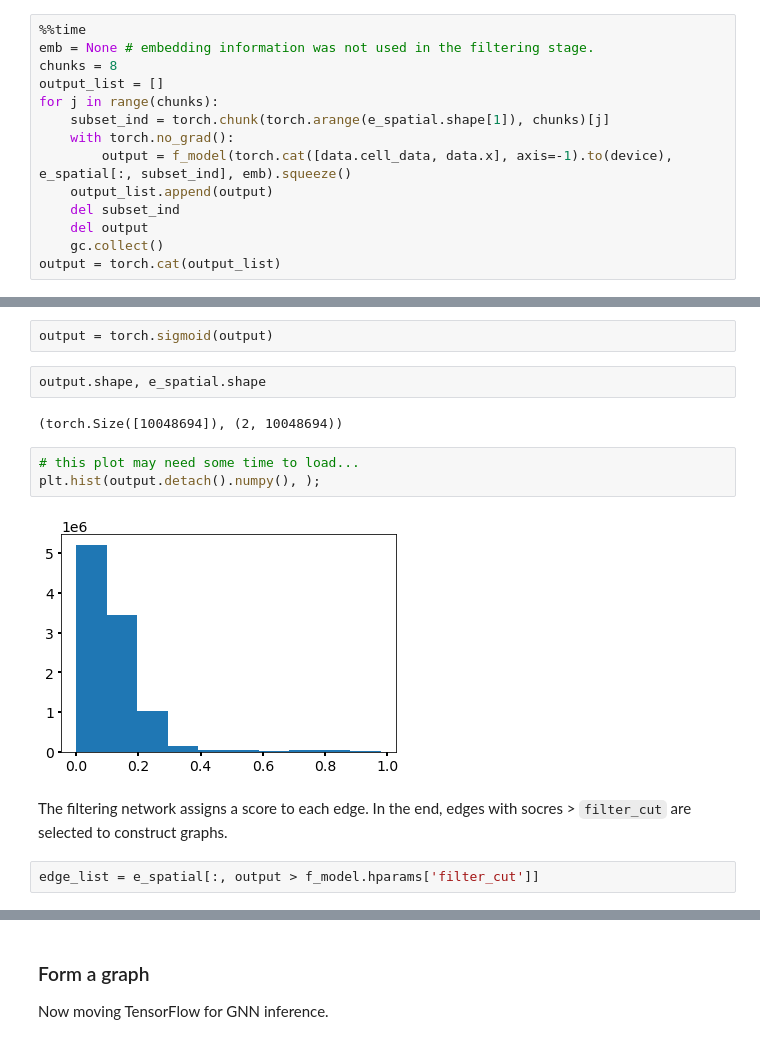
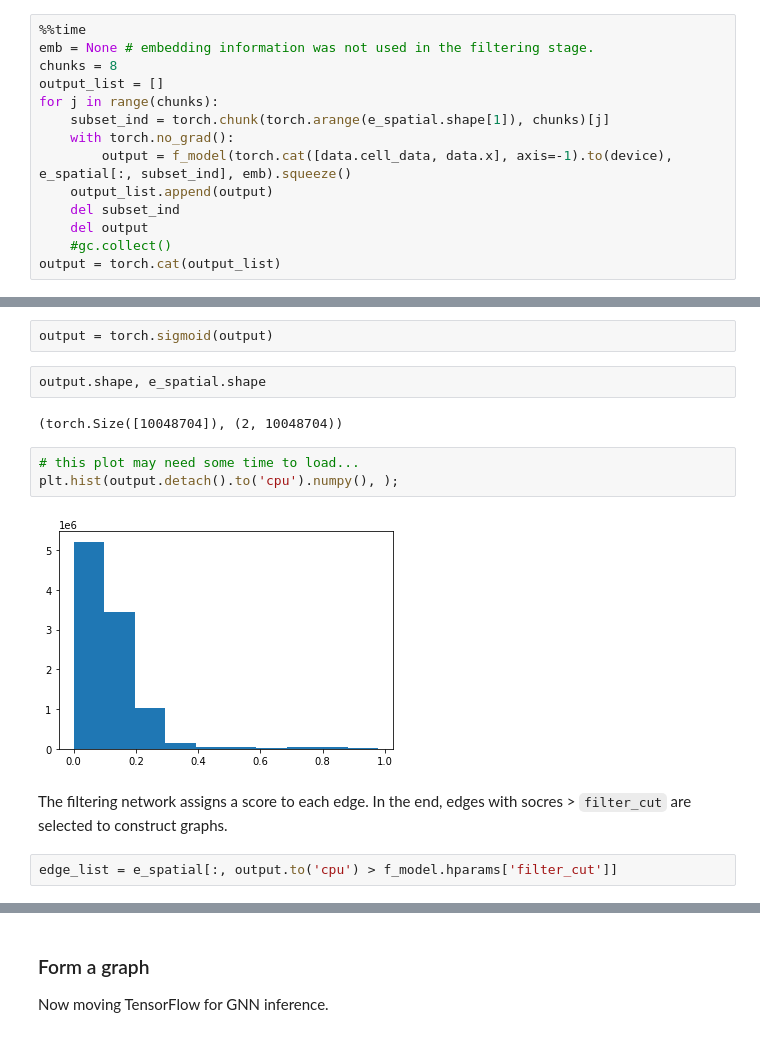
Before and after one commit to exatrkx/exatrkx-iml2020, a Jupyter notebook: notebooks/inference.ipynb, the cells around one changed output, grey strips where cells are left out. Saved outputs shown, nothing was run; the diff lists cells and outputs as text.

```diff
--- a/notebooks/inference.ipynb
+++ b/notebooks/inference.ipynb
@@ -272,5 +273,5 @@ for j in range(chunks):
     output_list.append(output)
     del subset_ind
     del output
-    gc.collect()
+    #gc.collect()
 output = torch.cat(output_list)
@@ -279,16 +283,16 @@ output = torch.sigmoid(output)
 # %%
 output.shape, e_spatial.shape
 # %% [output]
-(torch.Size([10048694]), (2, 10048694))
+(torch.Size([10048704]), (2, 10048704))
 # %%
 # this plot may need some time to load...
-plt.hist(output.detach().numpy(), );
+plt.hist(output.detach().to('cpu').numpy(), );
 # %% [output]
-[figure, old version]
+[figure, new version]
 # %% [markdown]
 The filtering network assigns a score to each edge. In the end, edges with socres > `filter_cut` are selected to construct graphs.
 # %%
-edge_list = e_spatial[:, output > f_model.hparams['filter_cut']]
+edge_list = e_spatial[:, output.to('cpu') > f_model.hparams['filter_cut']]
 # %%
 edge_list.shape
 # %% [output]
```
Also changed, not shown: parts of 8 cells of this notebook, 1 other file.
